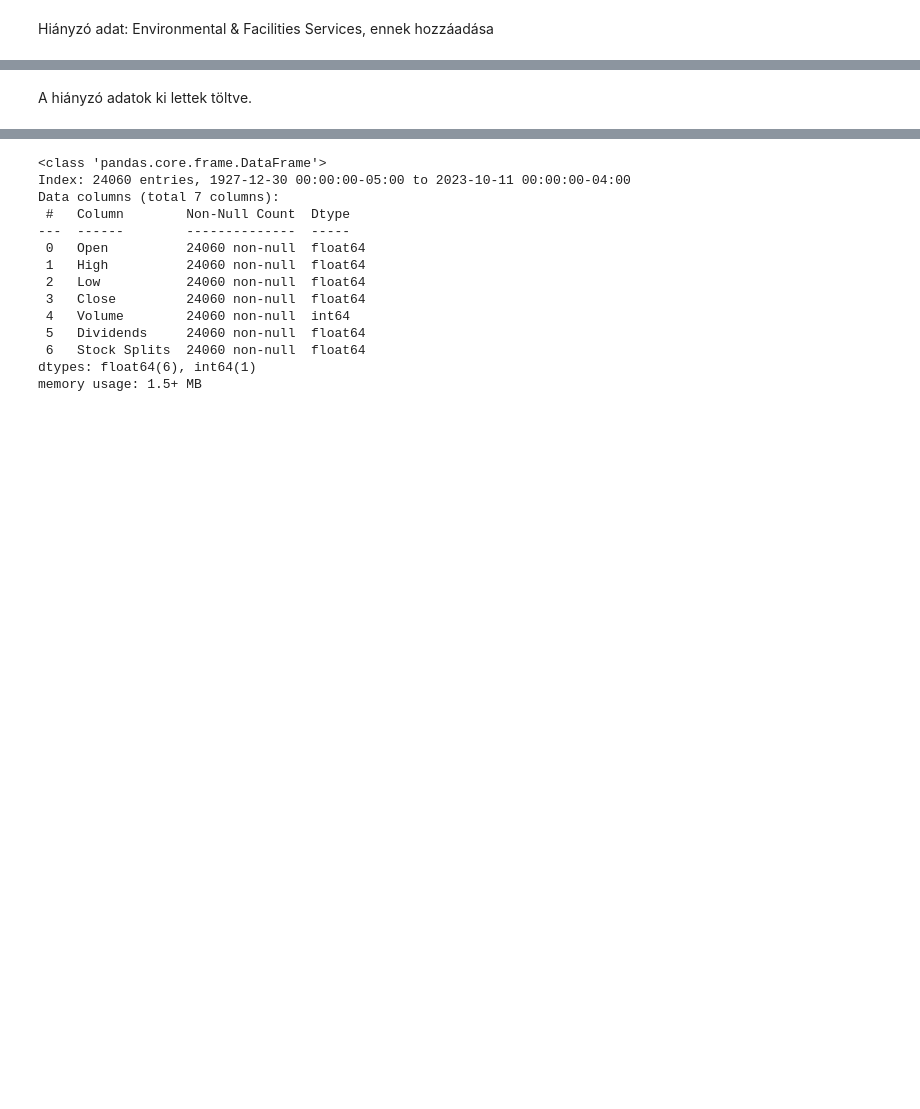
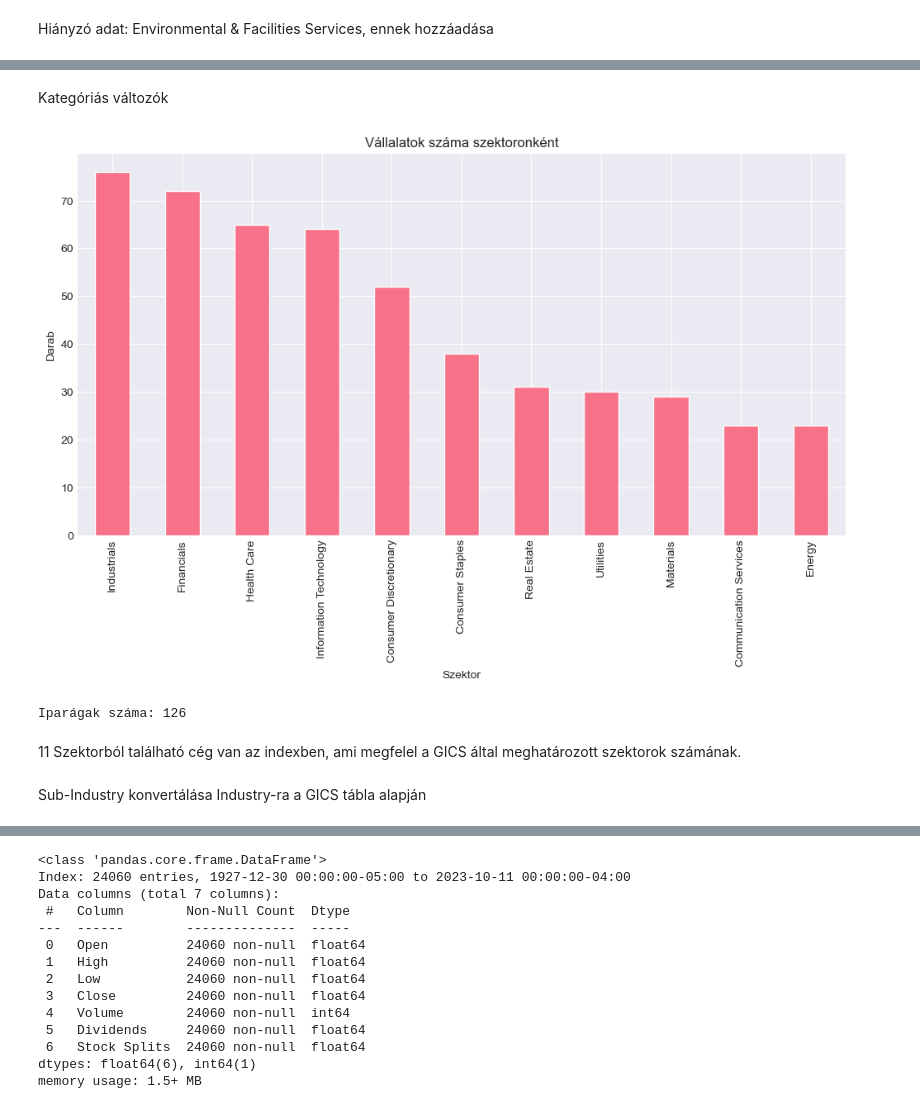
Before and after one commit to Bb1164/Data-Science-HF, a Jupyter notebook: sample.ipynb, the cells around one changed output, grey strips where cells are left out. Cells and saved outputs as stored; diff of their text form; code cells hidden in the pictures; blank space fills up the shorter version.

```diff
--- a/sample.ipynb
+++ b/sample.ipynb
@@ -206,4 +201,4 @@ print(sp500[sp500["GICS Sub-Industry"].isna()])
 # %% [markdown]
 Hiányzó adat: Environmental & Facilities Services, ennek hozzáadása
 # %%
-sp500.loc[sp500["Symbol"] == "VLTO", "GICS Sub-Industry"] = "Environmental & Facilities Services"
+sp500_companies.loc[sp500_companies["Symbol"] == "VLTO", "Industry"] = "Environmental & Facilities Services"
@@ -240,4 +239,4 @@ missing_map = {
 }
 
 for sym, date in missing_map.items():
-    sp500.loc[(sp500["Symbol"] == sym) & (sp500["Date added"].isna()), "Date added"] = date
+    sp500_companies.loc[(sp500_companies["Symbol"] == sym) & (sp500_companies["Date added"].isna()), "Date added"] = date
@@ -270,2 +243,17 @@ memory usage: 39.3+ KB
-# %% [markdown]
-A hiányzó adatok ki lettek töltve.
+# %% [markdown]
+Kategóriás változók
+# %%
+sp500_companies['Sector'].value_counts().plot(kind='bar')
+plt.title("Vállalatok száma szektoronként")
+plt.ylabel("Darab")
+plt.xlabel("Szektor")
+plt.show()
+
+print(f"Iparágak száma: {len(sp500_companies['Industry'].unique())}")
+# %% [output]
+[figure, added]
+Iparágak száma: 126
+# %% [markdown]
+11 Szektorból található cég van az indexben, ami megfelel a GICS által meghatározott szektorok számának.
+# %% [markdown]
+Sub-Industry konvertálása Industry-ra a GICS tábla alapján
```
Also changed, not shown: parts of 72 cells of this notebook.
